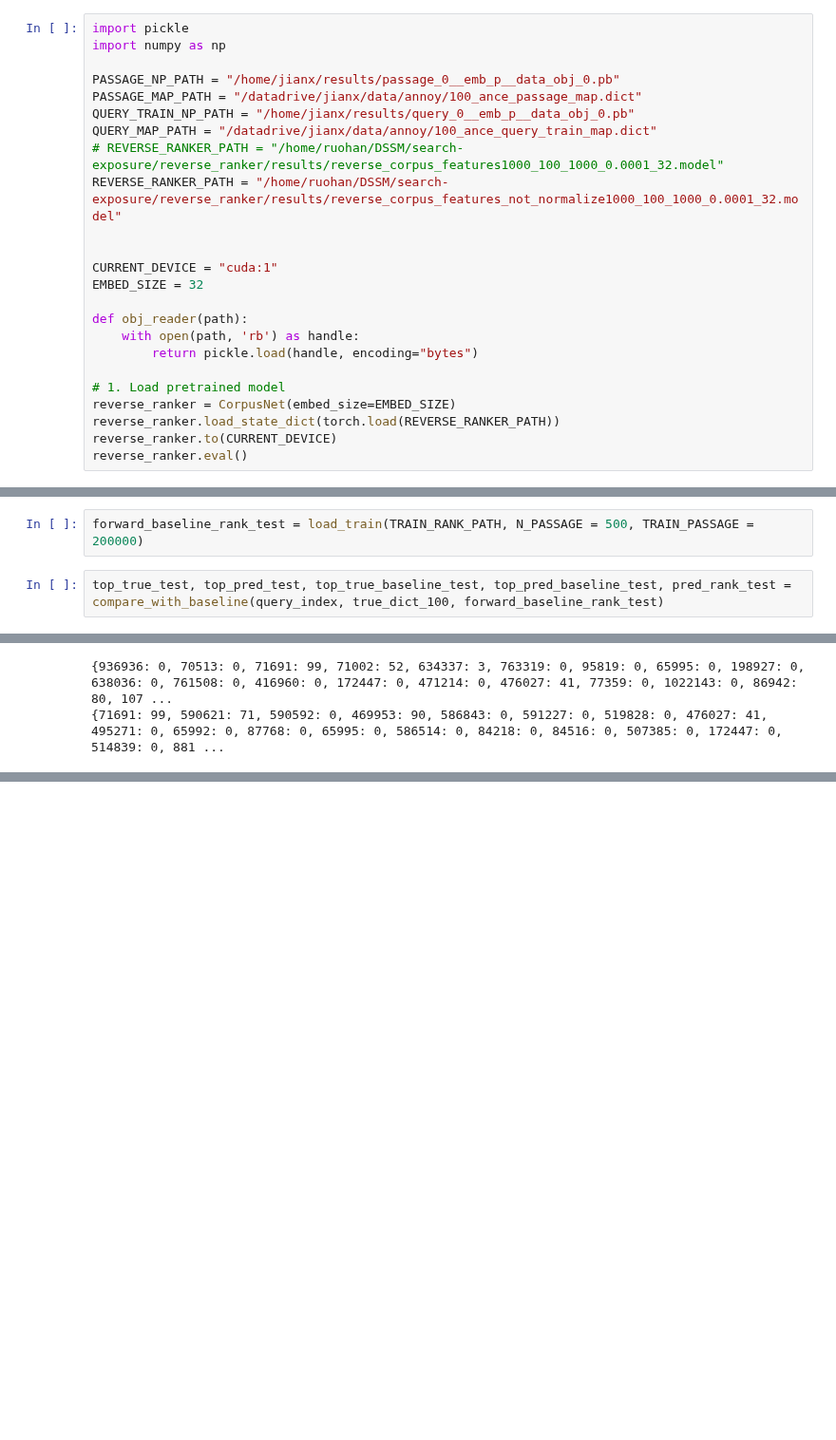
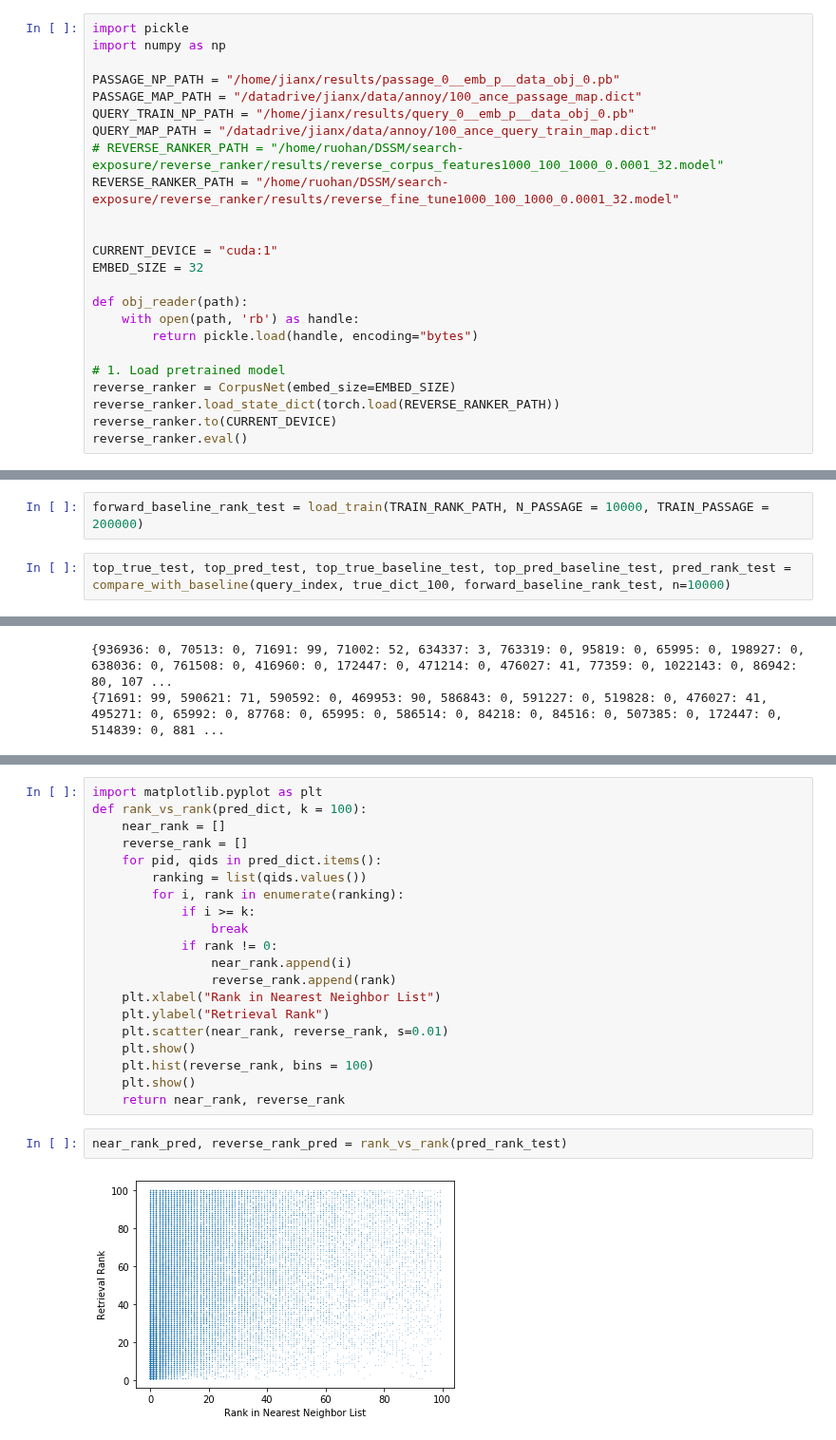
Before and after one commit to Chipxiang/search-exposure, a Jupyter notebook: reverse_ranker/evaluate_reverse_ranker.ipynb, the cells around one changed output, grey strips where cells are left out. Shown at 95% size. Cells and saved outputs as stored; diff of their text form; blank space fills up the shorter version.

Commit message:
Update more visualization plots.

```diff
--- a/reverse_ranker/evaluate_reverse_ranker.ipynb
+++ b/reverse_ranker/evaluate_reverse_ranker.ipynb
@@ -48,7 +48,7 @@ PASSAGE_MAP_PATH = "/datadrive/jianx/data/annoy/100_ance_passage_map.dict"
 QUERY_TRAIN_NP_PATH = "/home/jianx/results/query_0__emb_p__data_obj_0.pb"
 QUERY_MAP_PATH = "/datadrive/jianx/data/annoy/100_ance_query_train_map.dict"
 # REVERSE_RANKER_PATH = "/home/ruohan/DSSM/search-exposure/reverse_ranker/results/reverse_corpus_features1000_100_1000_0.0001_32.model"
-REVERSE_RANKER_PATH = "/home/ruohan/DSSM/search-exposure/reverse_ranker/results/reverse_corpus_features_not_normalize1000_100_1000_0.0001_32.model"
+REVERSE_RANKER_PATH = "/home/ruohan/DSSM/search-exposure/reverse_ranker/results/reverse_fine_tune1000_100_1000_0.0001_32.model"
 
 
 CURRENT_DEVICE = "cuda:1"
@@ -236,9 +236,9 @@ def compare_with_baseline(query_index, true_dict_100, forward_baseline_rank, n=5
     print("Baseline model: {}".format(np.mean(top_pred_baseline)/np.mean(top_true_baseline)))
     return top_true, top_pred, top_true_baseline, top_pred_baseline, pred_rank
 # %%
-forward_baseline_rank_test = load_train(TRAIN_RANK_PATH, N_PASSAGE = 500, TRAIN_PASSAGE = 200000)
+forward_baseline_rank_test = load_train(TRAIN_RANK_PATH, N_PASSAGE = 10000, TRAIN_PASSAGE = 200000)
 # %%
-top_true_test, top_pred_test, top_true_baseline_test, top_pred_baseline_test, pred_rank_test = compare_with_baseline(query_index, true_dict_100, forward_baseline_rank_test)
+top_true_test, top_pred_test, top_true_baseline_test, top_pred_baseline_test, pred_rank_test = compare_with_baseline(query_index, true_dict_100, forward_baseline_rank_test, n=10000)
 # %% [output]
 0
 50
@@ -370,0 +427,24 @@ print(forward_baseline_rank_test1[pid])
+# %%
+import matplotlib.pyplot as plt
+def rank_vs_rank(pred_dict, k = 100):
+    near_rank = []
+    reverse_rank = []
+    for pid, qids in pred_dict.items():
+        ranking = list(qids.values())
+        for i, rank in enumerate(ranking):
+            if i >= k:
+                break
+            if rank != 0:
+                near_rank.append(i)
+                reverse_rank.append(rank)
+    plt.xlabel("Rank in Nearest Neighbor List")
+    plt.ylabel("Retrieval Rank")
+    plt.scatter(near_rank, reverse_rank, s=0.01)
+    plt.show()
+    plt.hist(reverse_rank, bins = 100)
+    plt.show()
+    return near_rank, reverse_rank
+# %%
+near_rank_pred, reverse_rank_pred = rank_vs_rank(pred_rank_test)
+# %% [output]
+[figure, added]
```
Also changed, not shown: parts of 17 cells of this notebook.
